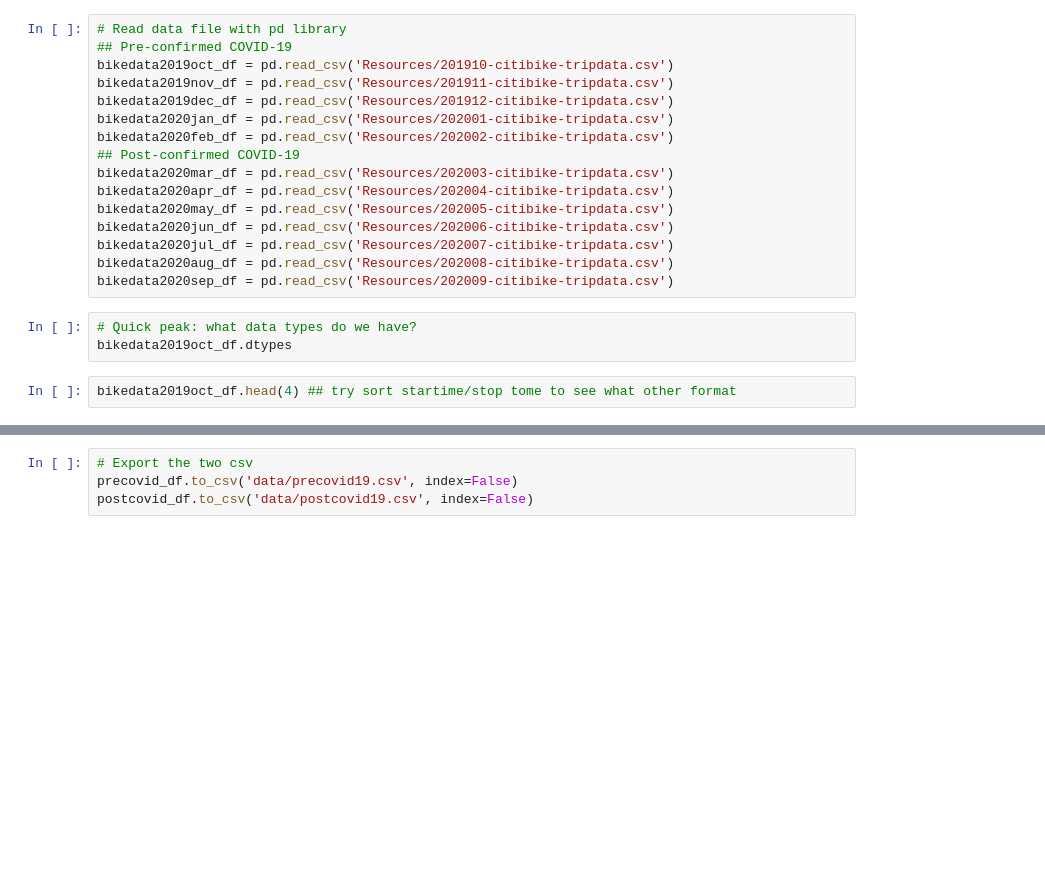
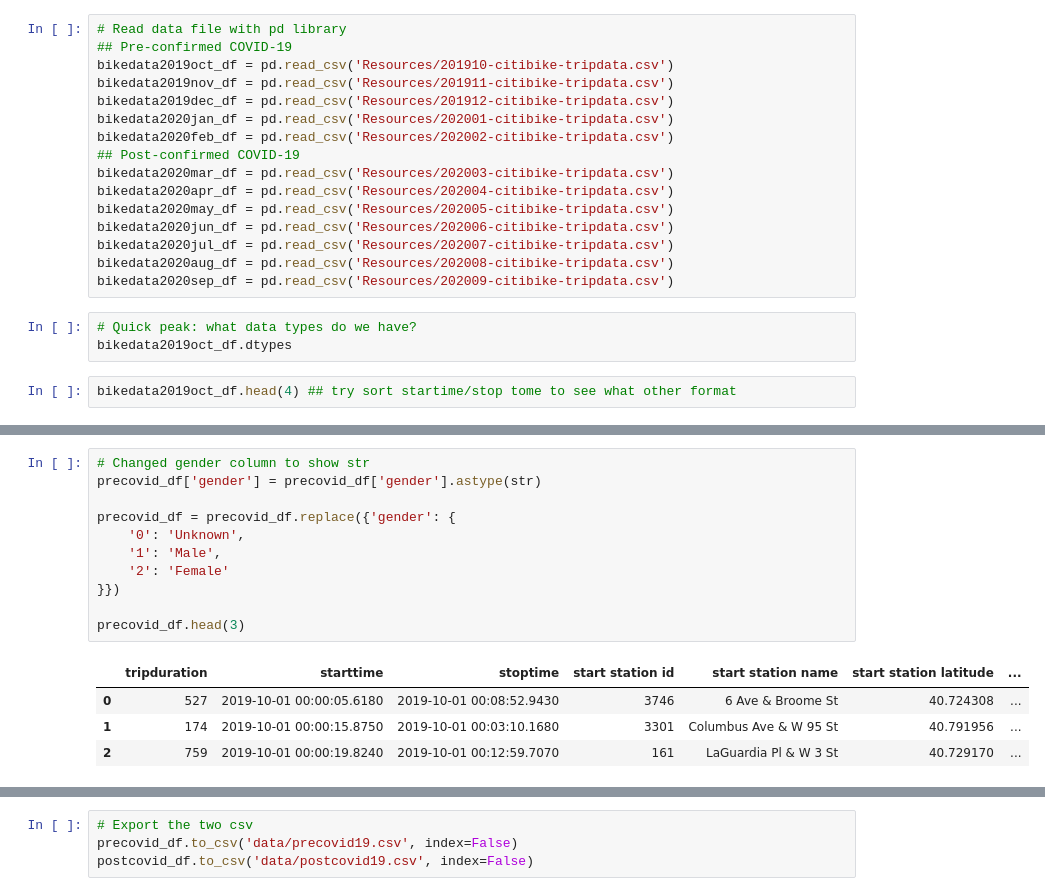
Before and after one commit to ckunakom/NY-citibike, a Jupyter notebook: combined_data.ipynb, the cells around one changed output, grey strips where cells are left out. Cells and saved outputs as stored; diff of their text form; blank space fills up the shorter version.

Commit message:
Updated columns

```diff
--- a/combined_data.ipynb
+++ b/combined_data.ipynb
@@ -29,0 +44,16 @@ precovid_df
+# %%
+# Changed gender column to show str
+precovid_df['gender'] = precovid_df['gender'].astype(str)
+
+precovid_df = precovid_df.replace({'gender': {
+    '0': 'Unknown',
+    '1': 'Male',
+    '2': 'Female'
+}})
+
+precovid_df.head(3)
+# %% [output]
+|  | tripduration | starttime | stoptime | start station id | start station name | start station latitude | ... |
+| 0 | 527 | 2019-10-01 00:00:05.6180 | 2019-10-01 00:08:52.9430 | 3746 | 6 Ave & Broome St | 40.724308 | ... |
+| 1 | 174 | 2019-10-01 00:00:15.8750 | 2019-10-01 00:03:10.1680 | 3301 | Columbus Ave & W 95 St | 40.791956 | ... |
+| 2 | 759 | 2019-10-01 00:00:19.8240 | 2019-10-01 00:12:59.7070 | 161 | LaGuardia Pl & W 3 St | 40.729170 | ... |
```
Also changed, not shown: parts of 5 cells of this notebook.
